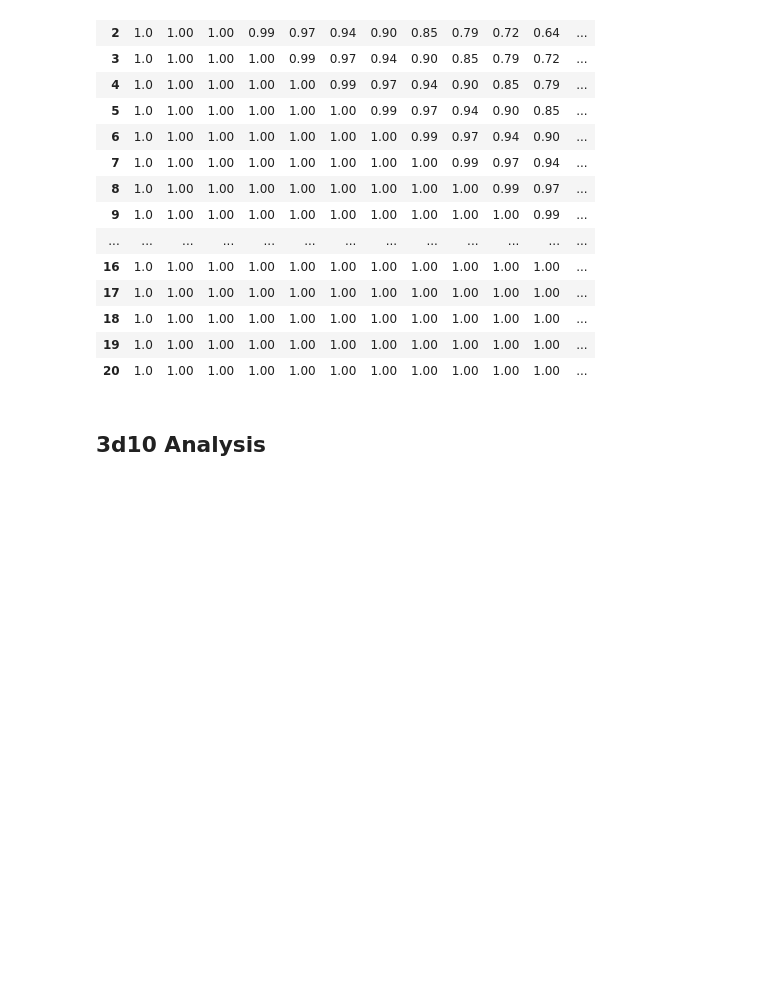
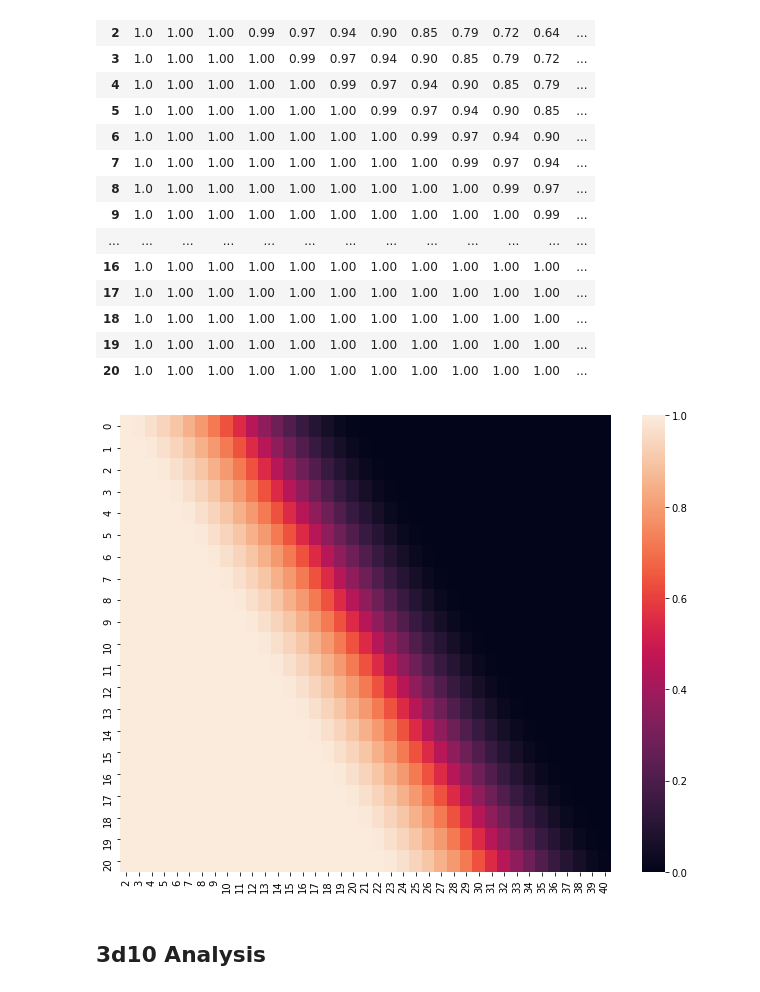
Before and after one commit to sinan-ozel/the-gaming-system, a Jupyter notebook: analysis/OfDiceAndDifficulty.ipynb, the cells around one changed output. Drawn from its saved outputs; the diff is of its cells as text; code cells hidden in the pictures; blank space fills up the shorter version.

```diff
--- a/analysis/OfDiceAndDifficulty.ipynb
+++ b/analysis/OfDiceAndDifficulty.ipynb
@@ -329,0 +332,16 @@ pʹ
+# %%
+sides = 6
+dp = 2
+max_bonus = 20
+
+M = np.zeros((max_bonus + 1, dp * sides + 1 + max_bonus))
+
+for difficulty in range(dp, dp * sides + 1 + max_bonus):
+    for bonus in range(max_bonus + 1):
+        pʹ = 0
+        for r in range(difficulty - bonus, dp * sides + 1):
+            p = sum([(-1)**k * C(dp, k) * C(r - sides * k - 1, dp - 1) for k in range((r-dp)//sides + 1)])/(sides**dp)
+            pʹ += p
+        M[bonus, difficulty] = pʹ
+with pd.option_context('max_columns', None):
+    display(pd.DataFrame(M.round(3)).drop(columns=[c for c in range(dp)]))
@@ -566,8 +579,9 @@ for difficulty in range(dp, dp * sides + 1 + max_bonus):
             p = sum([(-1)**k * C(dp, k) * C(r - sides * k - 1, dp - 1) for k in range((r-dp)//sides + 1)])/(sides**dp)
             pʹ += p
         M[bonus, difficulty] = pʹ
+df = pd.DataFrame(M.round(3)).drop(columns=[c for c in range(dp)])
 with pd.option_context('max_columns', None):
-    display(pd.DataFrame(M.round(3)).drop(columns=[c for c in range(dp)]))
+    display(df)
 #     display(pd.DataFrame(M.round(3)).drop(columns=[c for c in range(dp)]).style.applymap(lambda x: 'color: yellow' if 0.05 < x < 0.95 else None))
 # %% [output]
 |  | 2 | 3 | 4 | 5 | 6 | 7 | 8 | 9 | 10 | 11 | 12 | ... |
@@ -587,6 +601,15 @@ with pd.option_context('max_columns', None):
 | 18 | 1.0 | 1.00 | 1.00 | 1.00 | 1.00 | 1.00 | 1.00 | 1.00 | 1.00 | 1.00 | 1.00 | ... |
 | 19 | 1.0 | 1.00 | 1.00 | 1.00 | 1.00 | 1.00 | 1.00 | 1.00 | 1.00 | 1.00 | 1.00 | ... |
 | 20 | 1.0 | 1.00 | 1.00 | 1.00 | 1.00 | 1.00 | 1.00 | 1.00 | 1.00 | 1.00 | 1.00 | ... |
+# %%
+with pd.option_context('max_columns', None, 'display.float_format', '{:0,.2f}'.format):
+    scaling_factor = .4
+    fig, ax = plt.subplots(figsize=(max_bonus * scaling_factor + 3, len(df) * scaling_factor))
+#     df.index = [r[0] for r in rolls]
+#     df.columns = difficulty_levels
+    sns.heatmap(df, ax=ax)
+# %% [output]
+[figure, added]
 # %% [markdown]
 ## 3d10 Analysis
 # %%
```
Also changed, not shown: parts of 15 cells of this notebook, 1 other file.
